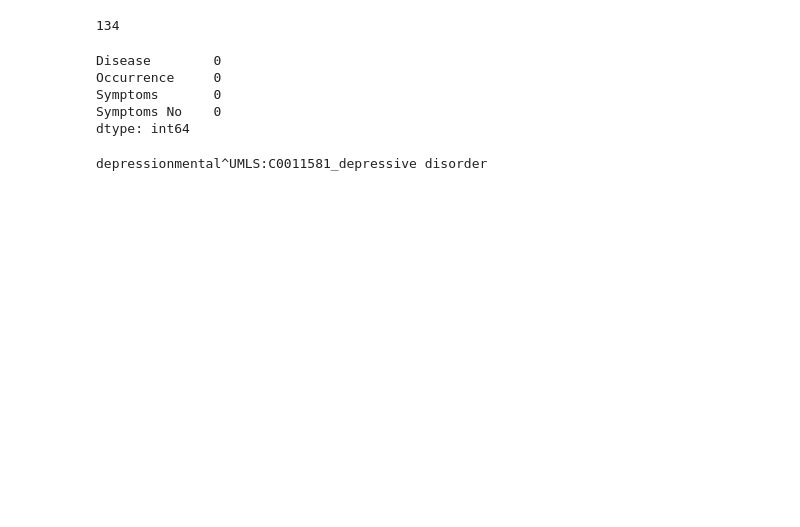
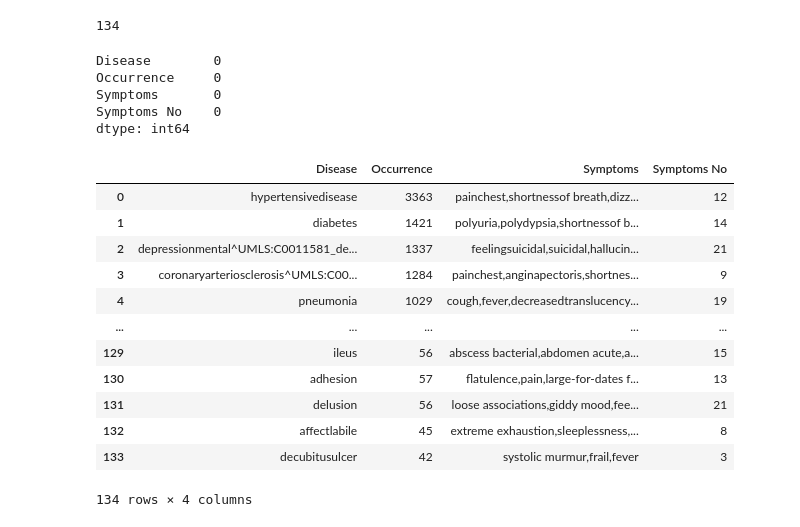
Before and after one commit to teddyoweh/Disease-Data-WebScrape-Analysis, a Jupyter notebook: main.ipynb, the cells around one changed output. Cells and saved outputs as stored; diff of their text form; code cells hidden in the pictures; blank space fills up the shorter version.

```diff
--- a/main.ipynb
+++ b/main.ipynb
@@ -99,6 +91,18 @@ Symptoms       0
 Symptoms No    0
 dtype: int64
 # %%
-print(df.iloc[2]['Disease'])
+df
 # %% [output]
+|  | Disease | Occurrence | Symptoms | Symptoms No |
+| 0 | hypertensivedisease | 3363 | painchest,shortnessof breath,dizz... | 12 |
+| 1 | diabetes | 1421 | polyuria,polydypsia,shortnessof b... | 14 |
+| 2 | depressionmental^UMLS:C0011581_de... | 1337 | feelingsuicidal,suicidal,hallucin... | 21 |
+| 3 | coronaryarteriosclerosis^UMLS:C00... | 1284 | painchest,anginapectoris,shortnes... | 9 |
+| 4 | pneumonia | 1029 | cough,fever,decreasedtranslucency... | 19 |
+| ... | ... | ... | ... | ... |
+| 129 | ileus | 56 | abscess bacterial,abdomen acute,a... | 15 |
+| 130 | adhesion | 57 | flatulence,pain,large-for-dates f... | 13 |
+| 131 | delusion | 56 | loose associations,giddy mood,fee... | 21 |
+| 132 | affectlabile | 45 | extreme exhaustion,sleeplessness,... | 8 |
+| 133 | decubitusulcer | 42 | systolic murmur,frail,fever | 3 |
-depressionmental^UMLS:C0011581_depressive disorder
+134 rows × 4 columns
```
Also changed, not shown: parts of 12 cells of this notebook.
